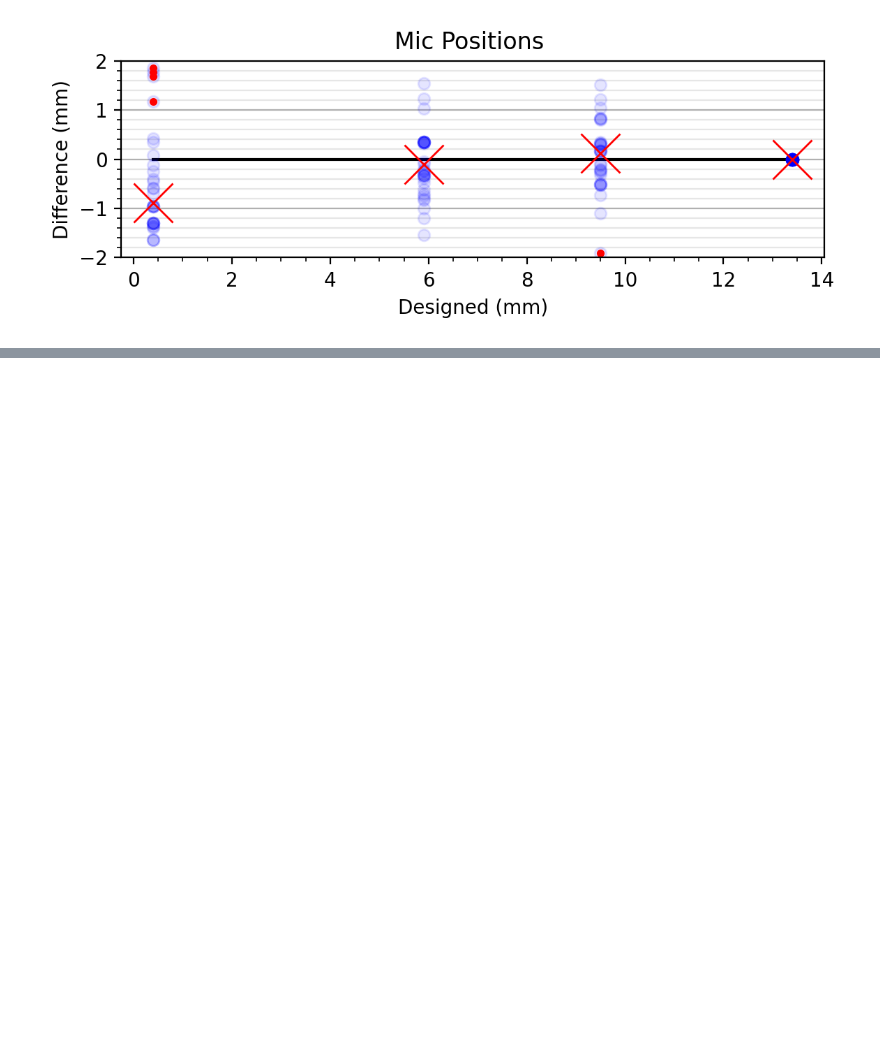
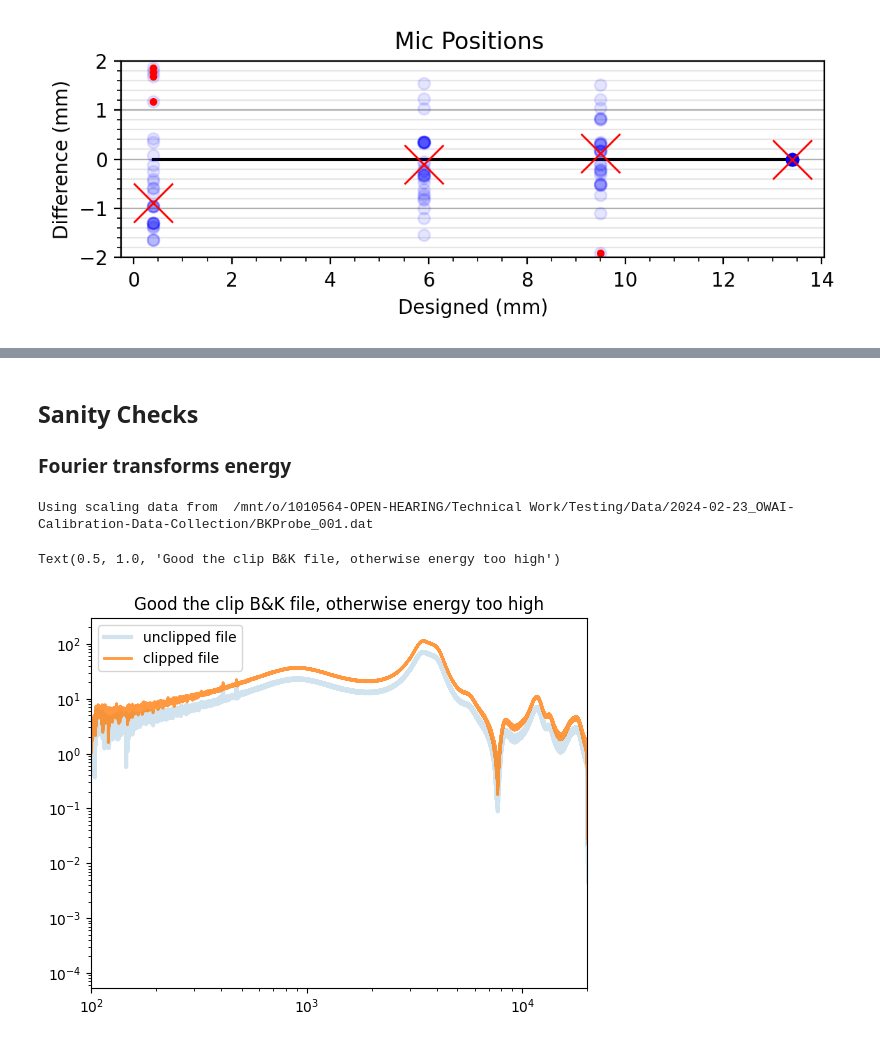
Before and after one commit to Tympan/auren-python, a Jupyter notebook: jupyter_notebooks/2024-02-23_owai_calibration_0.ipynb, the cells around one changed output, grey strips where cells are left out. Saved outputs shown, nothing was run; the diff lists cells and outputs as text; code cells hidden in the pictures; blank space fills up the shorter version.

Commit message:
WIP: Amplitude calibration.

```diff
--- a/jupyter_notebooks/2024-02-23_owai_calibration_0.ipynb
+++ b/jupyter_notebooks/2024-02-23_owai_calibration_0.ipynb
@@ -334,0 +391,20 @@ Text(0.5, 1.0, 'Mic Positions ')
+# %% [markdown]
+## Sanity Checks
+### Fourier transforms energy
+# %%
+fn = os.path.join(path, test_meta["test_metadata"][test_keys[0]]["files"][1][1])
+t, d, samplerate_bk = io.load_wav(fn)
+f,a = spu.to_fourier(d, samplerate_bk)
+slc = spu.trim_signal_sharp_jump(d, samplerate_bk, duration=5, kernel_size=65, end=True, return_index=True)
+f2,a2 = spu.to_fourier(d[slc], samplerate_bk)
+
+plt.figure(201)
+plt.loglog(f, np.abs(a), alpha=0.2, lw=3, label="unclipped file")
+plt.loglog(f2, np.abs(a2), alpha=0.8, lw=2, label="clipped file")
+plt.xlim(100, 20000)
+plt.legend()
+plt.title("Good the clip B&K file, otherwise energy too high")
+# %% [output]
+Using scaling data from  /mnt/o/1010564-OPEN-HEARING/Technical Work/Testing/Data/2024-02-23_OWAI-Calibration-Data-Collection/BKProbe_001.dat
+Text(0.5, 1.0, 'Good the clip B&K file, otherwise energy too high')
+[figure, added]
```
Also changed, not shown: parts of 8 cells of this notebook, 3 other files.
